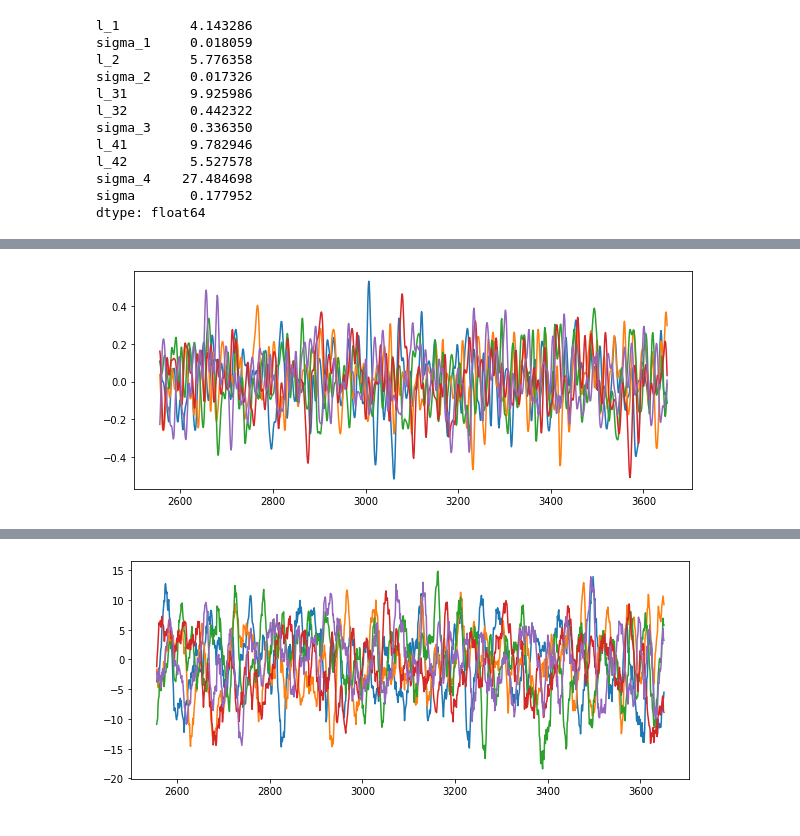
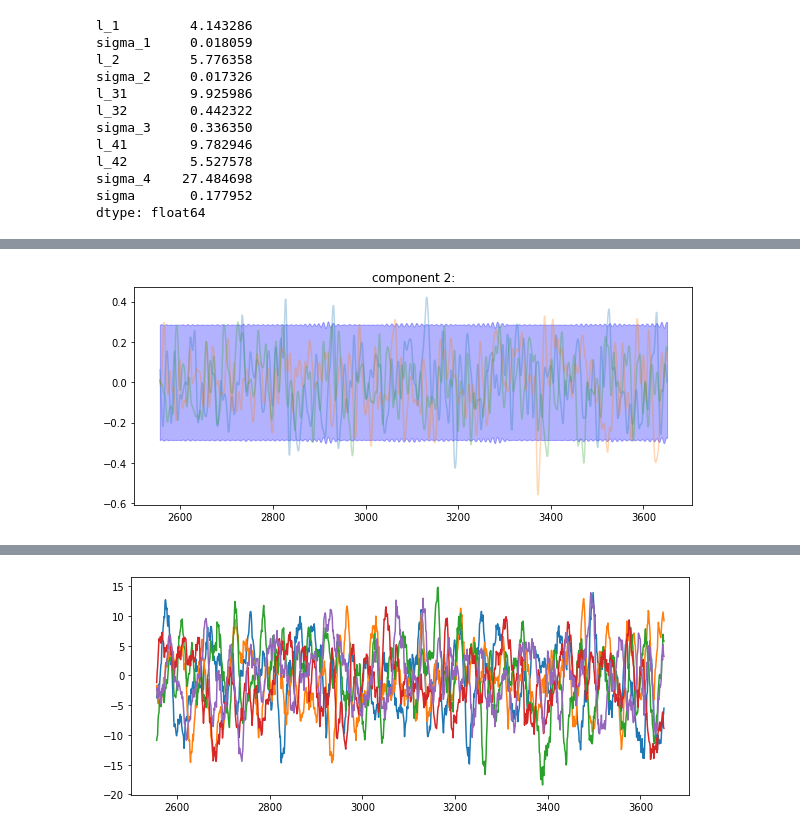
Before and after one commit to blazickjp/Research, a Jupyter notebook: GaussianProcesses.ipynb, the cells around one changed output, grey strips where cells are left out. Cells and saved outputs as stored; diff of their text form; code cells hidden in the pictures.

```diff
--- a/GaussianProcesses.ipynb
+++ b/GaussianProcesses.ipynb
@@ -201,6 +219,0 @@ plt.plot(x, f4_mean) # this is without interaction terms
-# %%
-samples_f4 = np.random.multivariate_normal(mean = f4_mean, cov = k4, size=20)
-
-fig, ax = plt.subplots(figsize=(10,4))
-for i in range(5):
-    plt.plot(x, samples_f4[i,:])
@@ -208,0 +233,13 @@ for i in range(5):
+# %%
+f1_mean = k1 @ np.linalg.inv(k_prime) @ bd_1976["scaled_births"].values
+f1_covar = k1 - k1 @ np.linalg.inv(k_prime) @ k1
+f1_sig = np.sqrt(np.diag(f1_covar))
+samples_f1 = np.random.multivariate_normal(mean = f1_mean, cov = f1_covar, size=5)
+
+fig, ax = plt.subplots(figsize=(10,4))
+for i in range(3):
+    plt.plot(x, samples_f1[i,:])
+plt.fill_between(x, f1_mean+2*f1_sig, f1_mean-2*f1_sig, color='b', alpha=0.3)
+
+ax.set_title("component 1:")
+plt.show()
@@ -209,9 +248,15 @@ for i in range(5):
 # %%
-f2_mean = np.dot(np.dot(k2, np.linalg.inv(k_prime)),bd_1976["scaled_births"].values)
-samples_f2 = np.random.multivariate_normal(mean = f2_mean, cov = k2, size=20)
+f2_mean = k2 @ np.linalg.inv(k_prime) @ bd_1976["scaled_births"].values
+f2_covar = k2 - k2 @ np.linalg.inv(k_prime) @ k2
+f2_sig = np.sqrt(np.diag(f2_covar))
+samples_f2 = np.random.multivariate_normal(mean = f2_mean, cov = f2_covar, size=5)
 
 fig, ax = plt.subplots(figsize=(10,4))
-for i in range(5):
-    plt.plot(x, samples_f2[i,:])
+for i in range(3):
+    plt.plot(x, samples_f2[i,:], alpha=0.3)
+plt.fill_between(x, f2_mean+2*f2_sig, f2_mean-2*f2_sig, color='b', alpha=0.3)
+
+ax.set_title("component 2:")
+plt.show()
 # %% [output]
-[figure, old version]
+[figure, new version]
```
Also changed, not shown: parts of 18 cells of this notebook.
